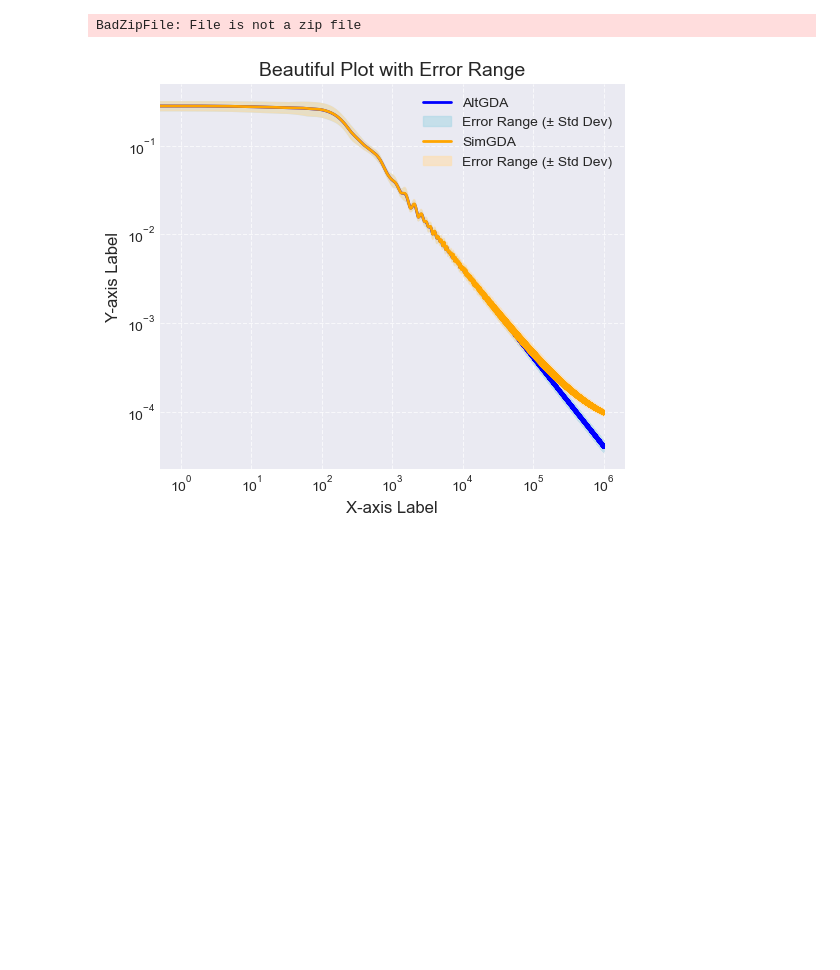
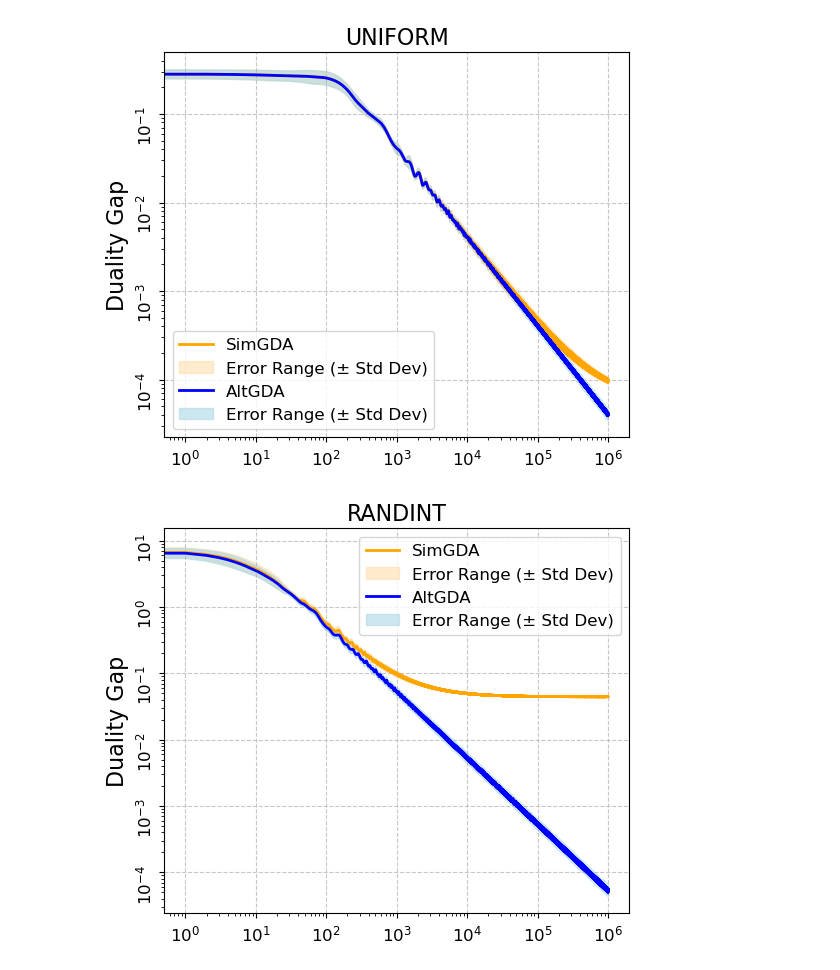
Before and after one commit to CoffeeAndConvexity/AltGDA-PEP, a Jupyter notebook: numerical_performances/numerical_performances.ipynb, the cells around one changed output. Saved outputs shown, nothing was run; the diff lists cells and outputs as text; code cells hidden in the pictures; blank space fills up the shorter version.

```diff
--- a/numerical_performances/numerical_performances.ipynb
+++ b/numerical_performances/numerical_performances.ipynb
@@ -96,7 +67,9 @@ def plot_figures(altGDA_duality_gap, simGDA_duality_gap, gen_type, n, m, T):
 # %%
 n, m = 10, 20
-list_gen_type = ['randint', 'normal', 'binary', 'exponential', 'lognormal']
+list_gen_type = ['binary', 'exponential', 'lognormal']
 RANDOM_SEED = 42
+
+T = int(1e6)
 
 for gen_type in list_gen_type:
 
@@ -117,8 +90,6 @@ for gen_type in list_gen_type:
     else:
         raise ValueError('Unknown gen_type')
 
-    T = int(1e6)
-
     data_altGDA = {}
     data_simGDA = {}
     for i in range(10):
@@ -153,6 +124,4 @@ Running experiment for gen_type=normal, n=10, m=20, T=1000000, seed=1
 # %%
-list_gen_type = ['randint', 'normal', 'binary']
-
 # Load data and plot figures
 for gen_type in list_gen_type:
     n, m, T = 10, 20, int(1e6)
@@ -181,38 +150,53 @@ for gen_type in list_gen_type:
     if not os.path.exists('./data'):
         os.makedirs('./data')
     np.savez(f'./data/AltGDA_vs_SimGDA_stats_{gen_type}_{n}_{m}_{T}.npz', mean_altGDA=mean_altGDA, std_altGDA=std_altGDA, mean_simGDA=mean_simGDA, std_simGDA=std_simGDA)
-# %% [output]
-BadZipFile: File is not a zip file
 # %%
-# Create the plot
-plt.figure(figsize=(6, 5)) # Adjust figure size for better aesthetics
-# plt.style.use('seaborn-v0_8-darkgrid') # Apply a clean style
+list_gen_type = ['uniform', 'randint', 'normal', 'binary', 'exponential', 'lognormal']
 
-mean_altGDA = np.array(mean_altGDA)
-std_altGDA = np.array(std_altGDA)
-mean_simGDA = np.array(mean_simGDA)
-std_simGDA = np.array(std_simGDA)
+for gen_type in list_gen_type:
+    # Load statistics
+    data = np.load(f'./data/AltGDA_vs_SimGDA_stats_{gen_type}_{n}_{m}_{T}.npz', allow_pickle=True)
+    mean_altGDA = data['mean_altGDA']
+    std_altGDA = data['std_altGDA']
+    mean_simGDA = data['mean_simGDA']
+    std_simGDA = data['std_simGDA']
 
-T = int(1e6)
+    # Create the plot
+    plt.figure(figsize=(6, 5)) # Adjust figure size for better aesthetics
+    # plt.style.use('seaborn-v0_8-darkgrid') # Apply a clean style
 
-# Plot AltGDA results
-plt.loglog(list(range(T)), mean_altGDA, color='blue', linewidth=2, label='AltGDA')
-# Add the error range using fill_between
-plt.fill_between(list(range(T)), mean_altGDA - std_altGDA, mean_altGDA + std_altGDA, color='lightblue', alpha=0.6, label='Error Range (± Std Dev)')
+    mean_altGDA = np.array(mean_altGDA)
+    std_altGDA = np.array(std_altGDA)
+    mean_simGDA = np.array(mean_simGDA)
+    std_simGDA = np.array(std_simGDA)
 
-# Plot SimGDA results
-plt.loglog(list(range(T)), mean_simGDA, color='orange', linewidth=2, label='SimGDA')
-# Add the error range using fill_between
-plt.fill_between(list(range(T)), mean_simGDA - std_simGDA, mean_simGDA + std_simGDA, color='navajowhite', alpha=0.6, label='Error Range (± Std Dev)')
+    # Plot SimGDA results
+    plt.loglog(list(range(T)), mean_simGDA, color='orange', linewidth=2, label='SimGDA')
+    # Add the error range using fill_between
+    plt.fill_between(list(range(T)), mean_simGDA - std_simGDA, mean_simGDA + std_simGDA, color='navajowhite', alpha=0.6, label='Error Range (± Std Dev)')
 
-# Enhance the plot
-plt.xlabel('X-axis Label', fontsize=12)
-plt.ylabel('Y-axis Label', fontsize=12)
-plt.title('Beautiful Plot with Error Range', fontsize=14)
-plt.legend(fontsize=10)
-plt.grid(True, linestyle='--', alpha=0.7)
+    # Plot AltGDA results
+    plt.loglog(list(range(T)), mean_altGDA, color='blue', linewidth=2, label='AltGDA')
+    # Add the error range using fill_between
+    plt.fill_between(list(range(T)), mean_altGDA - std_altGDA, mean_altGDA + std_altGDA, color='lightblue', alpha=0.6, label='Error Range (± Std Dev)')
 
-# Display the plot
-plt.show()
+    # Uppercase a string
+    def upper(s):
+        return ''.join([c.upper() for c in s])
+
+    # Enhance the plot
+    plt.xlabel('')
+    plt.xticks(fontsize=12)
+    plt.ylabel('Duality Gap', fontsize=16)
+    plt.yticks(fontsize=12, rotation=90)
+    plt.title(f'{upper(gen_type)}', fontsize=16)
+    plt.legend(fontsize=12)
+    plt.grid(True, linestyle='--', alpha=0.7)
+
+    # Save the plot
+    if not os.path.exists('./figures'):
+        os.makedirs('./figures')
+    plt.savefig(f'./figures/AltGDA_vs_SimGDA_{gen_type}_{n}_{m}_{T}.png', bbox_inches='tight', dpi=300)
 # %% [output]
-[figure, old version]
+[figure, new version]
+[figure, added]
```
Also changed, not shown: parts of 4 cells of this notebook, 9 other files.
